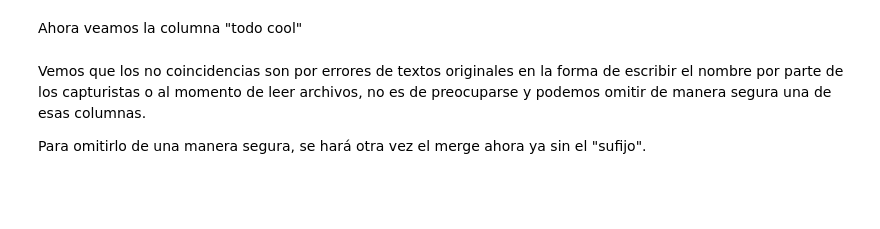
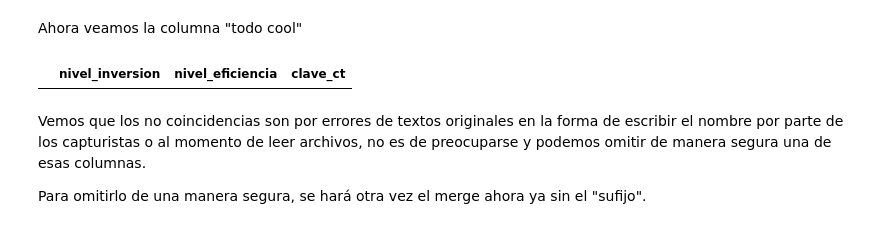
Before and after one commit to bielng/Data-Lab, a Jupyter notebook: clase_5,0_202205 (1).ipynb, the cells around one changed output. Drawn from its saved outputs; the diff is of its cells as text; code cells hidden in the pictures; blank space fills up the shorter version.

```diff
--- a/clase_5,0_202205 (1).ipynb
+++ b/clase_5,0_202205 (1).ipynb
@@ -185,3 +194,10 @@ col = 'nivel'
+# %%
+col = 'nivel'
+cols = [col + '_inversion', col + '_eficiencia']
+
+df.loc[df[col + '_inversion'] != df[col + '_eficiencia'], cols + ['clave_ct']].tail()
+# %% [output]
+|  | nivel_inversion | nivel_eficiencia | clave_ct |
 # %% [markdown]
 Vemos que los no coincidencias son por errores de textos originales en la forma de escribir el nombre por parte de los capturistas o al momento de leer archivos, no es de preocuparse y podemos omitir de manera segura una de esas columnas.
 
```
Also changed, not shown: parts of 4 cells of this notebook.
